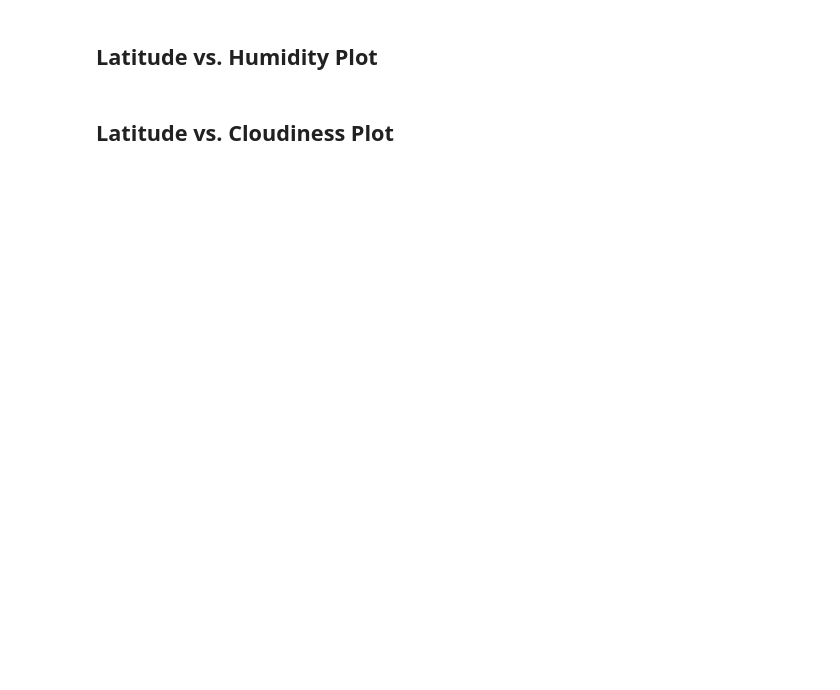
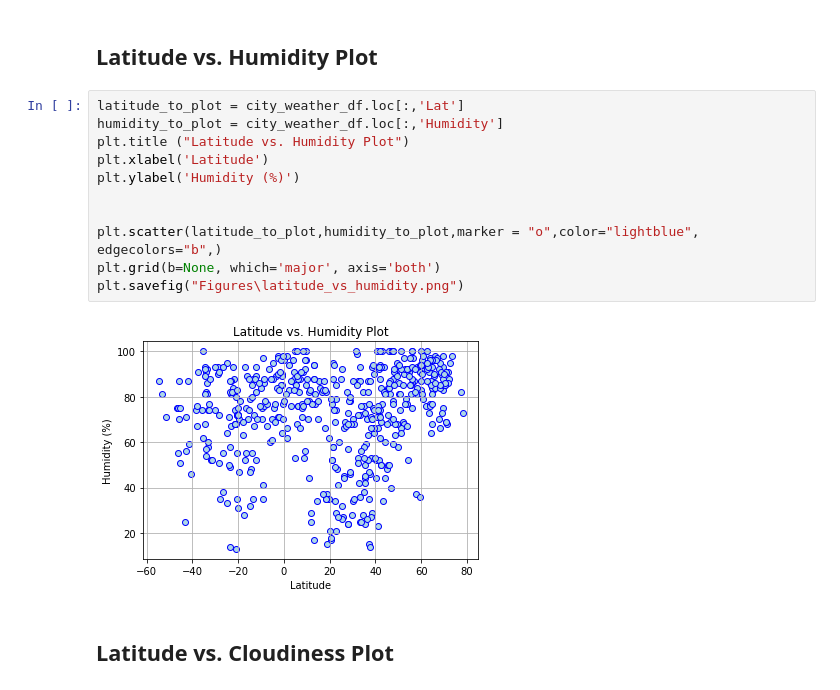
Before and after one commit to joe-m-2020/python-api-challenge, a Jupyter notebook: WeatherPy/WeatherPy.ipynb, the cells around one changed output. Saved outputs shown, nothing was run; the diff lists cells and outputs as text; blank space fills up the shorter version.

Commit message:
finishing graphs

```diff
--- a/WeatherPy/WeatherPy.ipynb
+++ b/WeatherPy/WeatherPy.ipynb
@@ -179,4 +188,17 @@ city_weather_df.loc[city_weather_df["Humidity"]>100,:]
 # %% [markdown]
 ## Latitude vs. Humidity Plot
+# %%
+latitude_to_plot = city_weather_df.loc[:,'Lat']
+humidity_to_plot = city_weather_df.loc[:,'Humidity']
+plt.title ("Latitude vs. Humidity Plot")
+plt.xlabel('Latitude')
+plt.ylabel('Humidity (%)')
+
+
+plt.scatter(latitude_to_plot,humidity_to_plot,marker = "o",color="lightblue", edgecolors="b",)
+plt.grid(b=None, which='major', axis='both')
+plt.savefig("Figures\latitude_vs_humidity.png")
+# %% [output]
+[figure, added]
 # %% [markdown]
 ## Latitude vs. Cloudiness Plot
```
Also changed, not shown: parts of 21 cells of this notebook, 6 other files.
